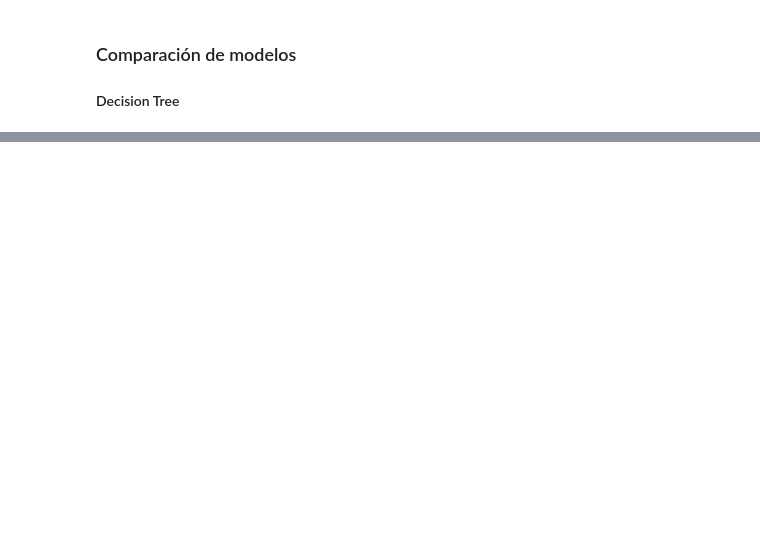
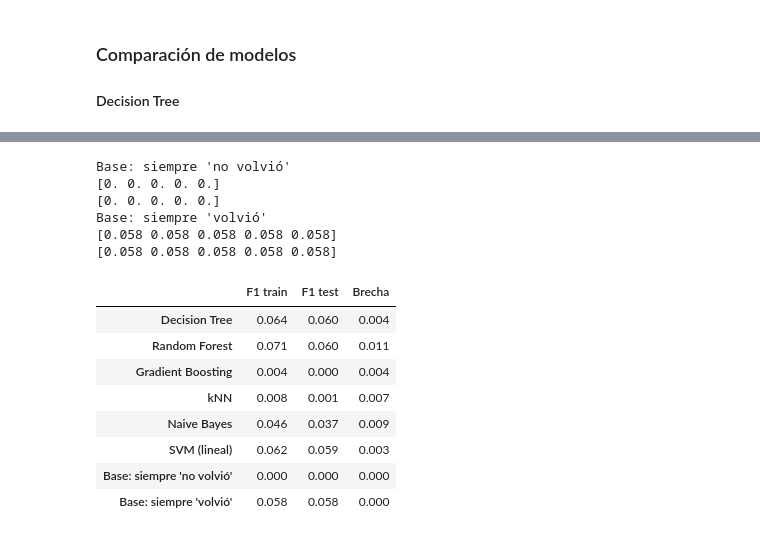
Before and after one commit to CarlosScura/Operacion-Olist, a Jupyter notebook: operacion_olist.ipynb, the cells around one changed output, grey strips where cells are left out. Drawn from its saved outputs; the diff is of its cells as text; code cells hidden in the pictures; blank space fills up the shorter version.

```diff
--- a/operacion_olist.ipynb
+++ b/operacion_olist.ipynb
@@ -399,0 +465,12 @@ Para comparar los modelos se usara el F1 de la clase "volvió", porque combina P
+# %%
+resultados = {}
+
+def evaluar(nombre, modelo):
+    pipe = Pipeline([("prep", preprocesador), ("modelo", modelo)])
+    res = cross_validate(pipe, X_train, y_train, cv=5, scoring="f1", return_train_score=True)
+    resultados[nombre] = {"F1 train": res["train_score"].mean(), "F1 test": res["test_score"].mean()}
+    print(nombre)
+    print(res["train_score"].round(3))
+    print(res["test_score"].round(3))
+
+evaluar("Decision Tree", DecisionTreeClassifier(max_depth=5, class_weight="balanced", random_state=42))
@@ -399,0 +567,23 @@ Para comparar los modelos se usara el F1 de la clase "volvió", porque combina P
+# %%
+evaluar("Base: siempre 'no volvió'", DummyClassifier(strategy="most_frequent"))
+evaluar("Base: siempre 'volvió'", DummyClassifier(strategy="constant", constant=True))
+
+tabla = pd.DataFrame(resultados).T
+tabla["Brecha"] = tabla["F1 train"] - tabla["F1 test"]
+tabla.round(3)
+# %% [output]
+Base: siempre 'no volvió'
+[0. 0. 0. 0. 0.]
+[0. 0. 0. 0. 0.]
+Base: siempre 'volvió'
+[0.058 0.058 0.058 0.058 0.058]
+[0.058 0.058 0.058 0.058 0.058]
+|  | F1 train | F1 test | Brecha |
+| Decision Tree | 0.064 | 0.060 | 0.004 |
+| Random Forest | 0.071 | 0.060 | 0.011 |
+| Gradient Boosting | 0.004 | 0.000 | 0.004 |
+| kNN | 0.008 | 0.001 | 0.007 |
+| Naive Bayes | 0.046 | 0.037 | 0.009 |
+| SVM (lineal) | 0.062 | 0.059 | 0.003 |
+| Base: siempre 'no volvió' | 0.000 | 0.000 | 0.000 |
+| Base: siempre 'volvió' | 0.058 | 0.058 | 0.000 |
```
Also changed, not shown: parts of 35 cells of this notebook.
